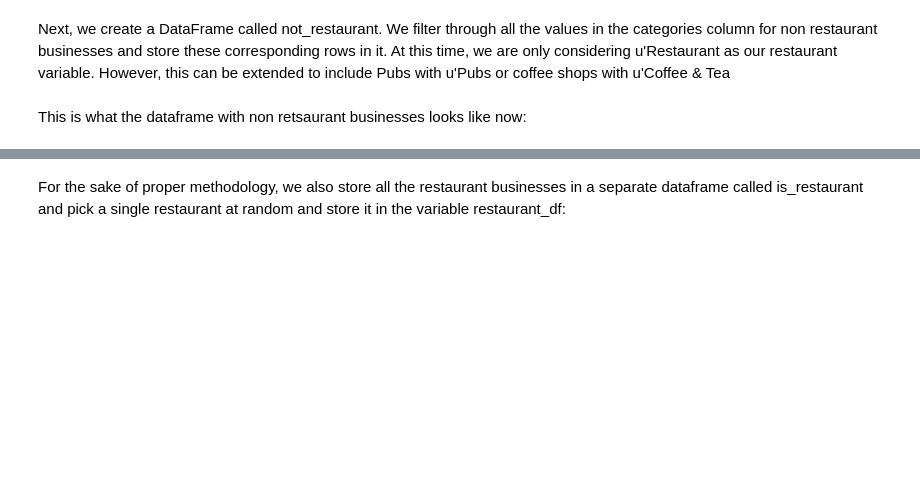
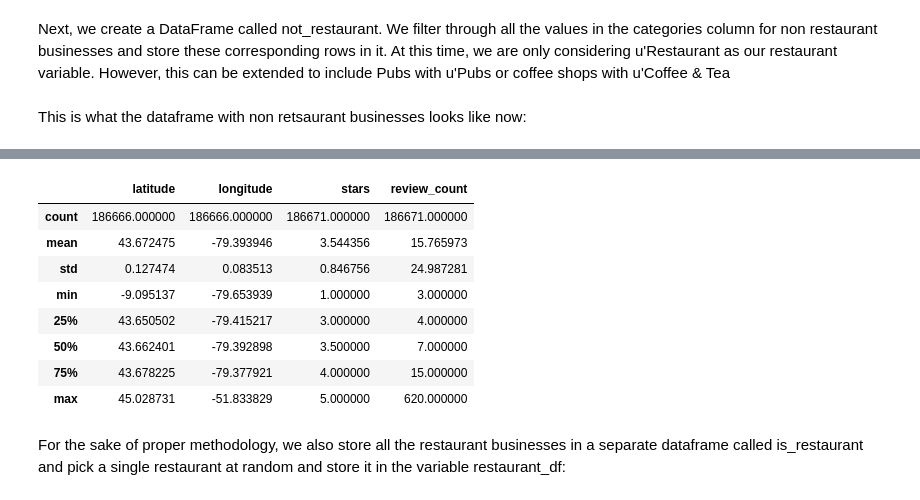
Before and after one commit to shrutirao94/Restaurant-Quality-and-Co-location-in-Toronto, a Jupyter notebook: yelp_toronto_analysis.ipynb, the cells around one changed output, grey strips where cells are left out. Cells and saved outputs as stored; diff of their text form; code cells hidden in the pictures; blank space fills up the shorter version.

```diff
--- a/yelp_toronto_analysis.ipynb
+++ b/yelp_toronto_analysis.ipynb
@@ -99,3 +88,15 @@ not_restaurant.head(7)
+# %%
+not_restaurant.describe()
+# %% [output]
+|  | latitude | longitude | stars | review_count |
+| count | 186666.000000 | 186666.000000 | 186671.000000 | 186671.000000 |
+| mean | 43.672475 | -79.393946 | 3.544356 | 15.765973 |
+| std | 0.127474 | 0.083513 | 0.846756 | 24.987281 |
+| min | -9.095137 | -79.653939 | 1.000000 | 3.000000 |
+| 25% | 43.650502 | -79.415217 | 3.000000 | 4.000000 |
+| 50% | 43.662401 | -79.392898 | 3.500000 | 7.000000 |
+| 75% | 43.678225 | -79.377921 | 4.000000 | 15.000000 |
+| max | 45.028731 | -51.833829 | 5.000000 | 620.000000 |
 # %% [markdown]
 For the sake of proper methodology, we also store all the restaurant businesses in a separate dataframe called is_restaurant and pick a single restaurant at random and store it in the variable restaurant_df:
 # %%
```
Also changed, not shown: parts of 27 cells of this notebook.
